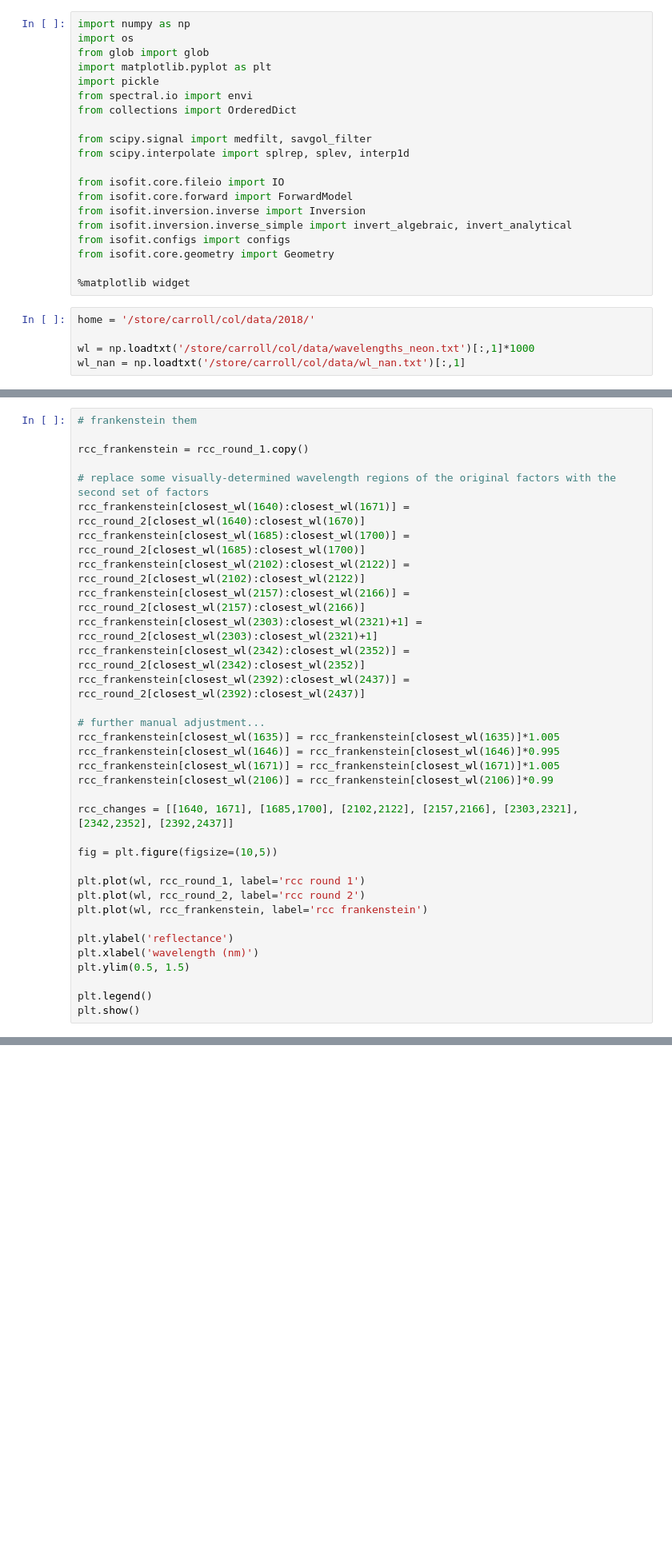
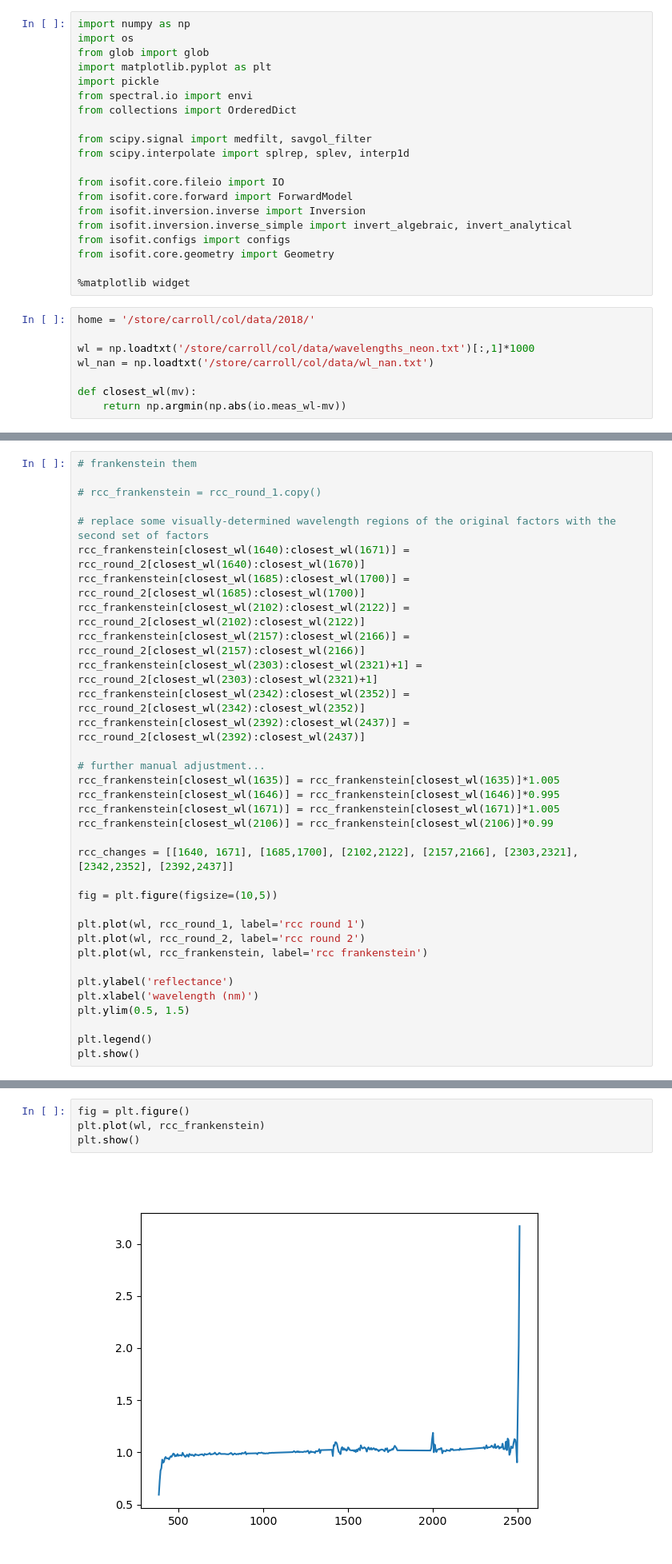
Before and after one commit to erin-carroll/chess-isofit, a Jupyter notebook: 2018/3c/0_rccs/5_derive_rccs_again.ipynb, the cells around one changed output, grey strips where cells are left out. Shown at 80% size. Saved outputs shown, nothing was run; the diff lists cells and outputs as text; blank space fills up the shorter version.

```diff
--- a/2018/3c/0_rccs/5_derive_rccs_again.ipynb
+++ b/2018/3c/0_rccs/5_derive_rccs_again.ipynb
@@ -22,7 +22,10 @@ from isofit.core.geometry import Geometry
 home = '/store/carroll/col/data/2018/'
 
 wl = np.loadtxt('/store/carroll/col/data/wavelengths_neon.txt')[:,1]*1000
-wl_nan = np.loadtxt('/store/carroll/col/data/wl_nan.txt')[:,1]
+wl_nan = np.loadtxt('/store/carroll/col/data/wl_nan.txt')
+
+def closest_wl(mv):
+    return np.argmin(np.abs(io.meas_wl-mv))
 # %%
 # load modeled rfl
 
@@ -135,7 +133,7 @@ WARNING:root:Earth sun distance not provided. Proceeding without might cause som
 # %%
 # frankenstein them
 
-rcc_frankenstein = rcc_round_1.copy()
+# rcc_frankenstein = rcc_round_1.copy()
 
 # replace some visually-determined wavelength regions of the original factors with the second set of factors
 rcc_frankenstein[closest_wl(1640):closest_wl(1671)] = rcc_round_2[closest_wl(1640):closest_wl(1670)]
@@ -171,3 +167,9 @@ plt.show()
+# %%
+fig = plt.figure()
+plt.plot(wl, rcc_frankenstein)
+plt.show()
+# %% [output]
+[figure, added]
 # %%
 # export
 
```
Also changed, not shown: parts of 4 cells of this notebook, 12 other files.
